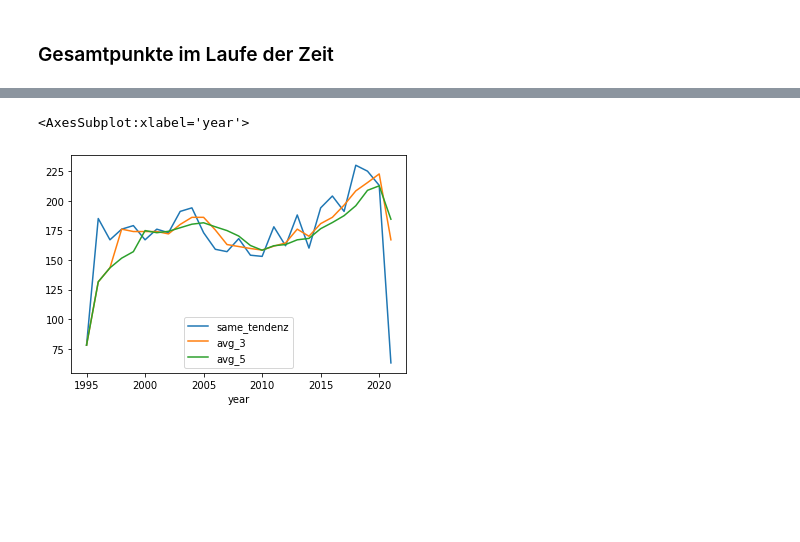
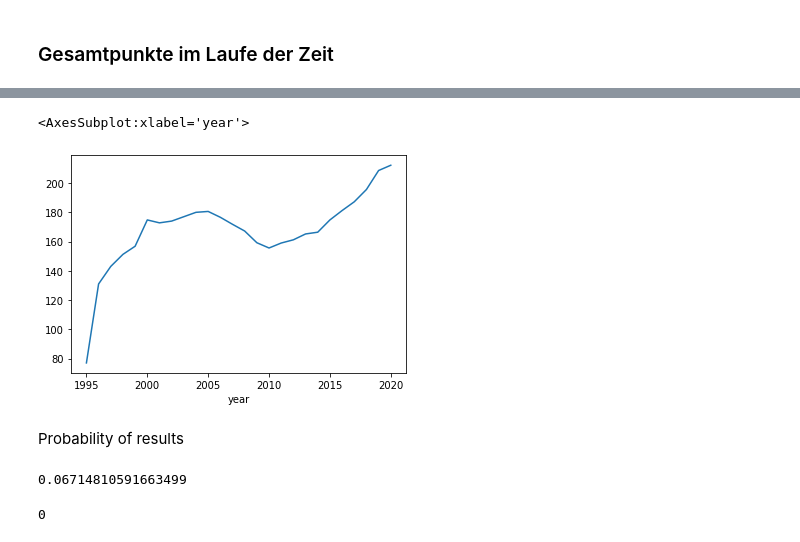
Before and after one commit to Schadix/biertoto_python, a Jupyter notebook: biertoto.ipynb, the cells around one changed output, grey strips where cells are left out. Drawn from its saved outputs; the diff is of its cells as text; code cells hidden in the pictures; blank space fills up the shorter version.

Commit message:
adding probability stats and fixing some bugs, taking care of nan

```diff
--- a/biertoto.ipynb
+++ b/biertoto.ipynb
@@ -148,3 +148,9 @@ df = df.set_index('year')
+# %%
+df['result_string']=df.apply(lambda row:str(int(row['Htore']))+":"+str(int(row['Gtore'])), axis=1)
+# %%
+df['result_string_uwe']=df.apply(lambda row: create_result_string(row['UHT'], row['UGT']), axis=1)
+# %%
+df['result_string_schadix']=df.apply(lambda row: create_result_string(row['SHT'], row['SGT']), axis=1)
 # %%
 df
 # %% [output]
@@ -204,7 +237,7 @@ df_same_tipps_over_time.plot()
 # %%
 df['same_tendenz'] = df.apply(lambda row: row['tendenz_uwe'] == row['tendenz_schadix'], axis=1)
 # %%
-df_same_tendenz = df.groupby('year').sum(['same_tendenz'])[['same_tendenz']]
+df_same_tendenz = df.groupby('year').sum(['same_tendenz'])[['same_tendenz']][:-1]
 # %%
 df_same_tendenz.plot()
 # %% [output]
@@ -215,7 +248,23 @@ df_same_tendenz['avg_3'] = df_same_tendenz.same_tendenz.rolling(3, min_periods=0
 # %%
 df_same_tendenz['avg_5'] = df_same_tendenz.same_tendenz.rolling(5, min_periods=0).mean()
 # %%
-df_same_tendenz.plot()
+df_same_tendenz['avg_5'].plot()
 # %% [output]
 <AxesSubplot:xlabel='year'>
-[figure, old version]
+[figure, new version]
+# %% [markdown]
+Probability of results
+# %%
+results_count = df.groupby('result_string')['result_string'].count().sort_values()
+results_sum = results_count.sum()
+df_results_count = pd.DataFrame(index=results_count.index, data=results_count.values, columns=['count'])
+# results_count['probability_result'] = results_count['']
+df_results_count['probability_result'] = df_results_count['count'] / results_sum
+float(df_results_count[df_results_count.index == '0:0']['probability_result'])
+# %% [output]
+0.06714810591663499
+# %%
+a = df_results_count[df_results_count.index == '5:5']['probability_result']
+len(a)
+# %% [output]
+0
```
Also changed, not shown: parts of 31 cells of this notebook.
